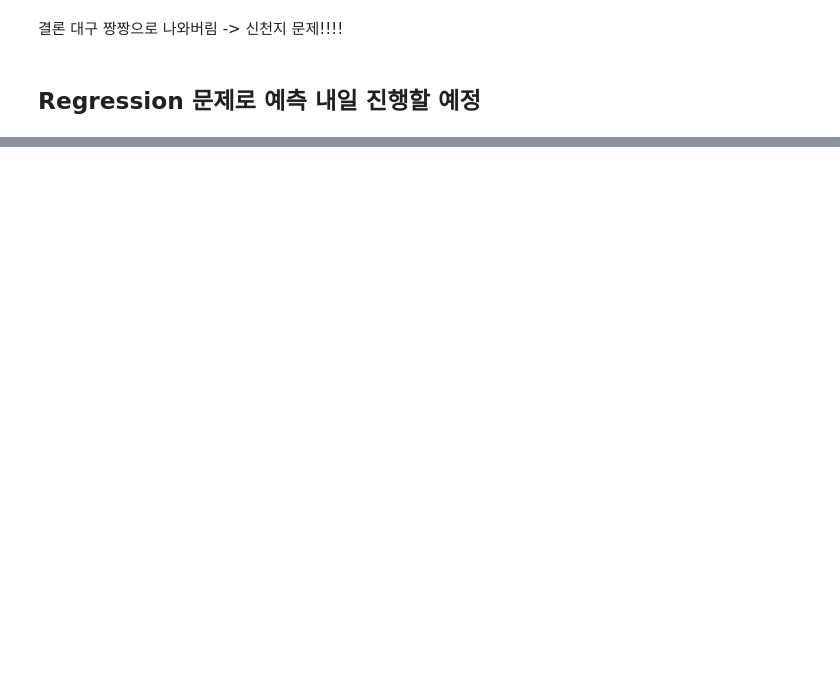
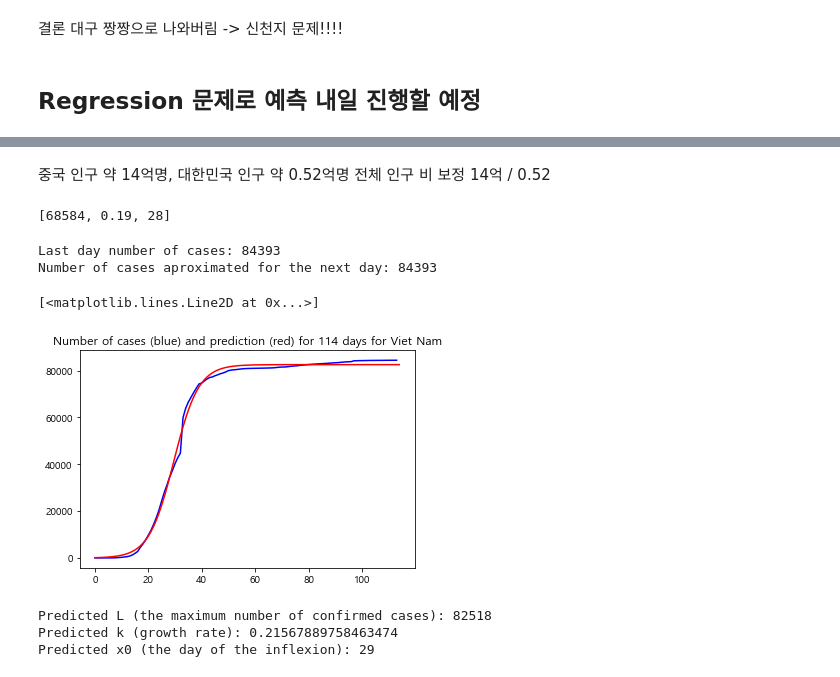
Before and after one commit to chan157/DACON_COVID, a Jupyter notebook: Submission_v2_test2.ipynb, the cells around one changed output, grey strips where cells are left out. Cells and saved outputs as stored; diff of their text form; code cells hidden in the pictures; blank space fills up the shorter version.

Commit message:
Add Prediction

```diff
--- a/Submission_v2_test2.ipynb
+++ b/Submission_v2_test2.ipynb
@@ -1552,0 +1616,19 @@ dataset if you want generalization feature importances.
+# %%
+china = WHO_Data[WHO_Data['Country'] == 'China']
+ChinaBeforeSCJ = china[china['Date'] < "2020-02-17"] # 신천지 이전 기간 데이터
+ChinaBeforeSCJ = add_rates(ChinaBeforeSCJ)
+GR_China = ChinaBeforeSCJ['Growth Rate'].mean()
+# %%
+k = np.round(np.mean([GR_mean,GR_China]),2)
+# %%
+L = ChinaBeforeSCJ['Confirmed'].max() # 가장 최근 누적 확진자 수
+x0 = (ChinaBeforeSCJ['Confirmed'] <= ChinaBeforeSCJ['Confirmed'].max() / 2).sum() # 로지스틱 함수 x0되는 부분
+# %% [markdown]
+중국 인구 약 14억명, 대한민국 인구 약 0.52억명
+전체 인구 비 보정
+14억 / 0.52
+# %%
+p0 = [L, k, x0]
+p0
+# %% [output]
+[68584, 0.19, 28]
@@ -1552,0 +1639,21 @@ dataset if you want generalization feature importances.
+# %%
+popt, pcov = curve_fit(logistic, range(len(china)), china['Confirmed'], p0, method = "dogbox")
+print("Last day number of cases: " + str(int(china['Confirmed'][-1:])))
+print("Number of cases aproximated for the next day: " + str(int(int(china['Confirmed'][-1:] + logistic(len(china) , *popt) - logistic(len(china)-1 , *popt)))))
+
+plt.title("Number of cases (blue) and prediction (red) for " + str(len(china)) + " days for " + country)
+plt.plot(range(len(china)), china['Confirmed'], 'b-', label='data')
+plt.plot(range(len(china) + 1), logistic(range(len(china) + 1), *popt), 'r-', label='fit')
+# %% [output]
+Last day number of cases: 84393
+Number of cases aproximated for the next day: 84393
+[<matplotlib.lines.Line2D at 0x...>]
+[figure, added]
+# %%
+print("Predicted L (the maximum number of confirmed cases): " + str(int(popt[0])))
+print("Predicted k (growth rate): " + str(float(popt[1])))
+print("Predicted x0 (the day of the inflexion): " + str(int(popt[2])) + "")
+# %% [output]
+Predicted L (the maximum number of confirmed cases): 82518
+Predicted k (growth rate): 0.21567889758463474
+Predicted x0 (the day of the inflexion): 29
```
Also changed, not shown: parts of 38 cells of this notebook, 14 other files.
